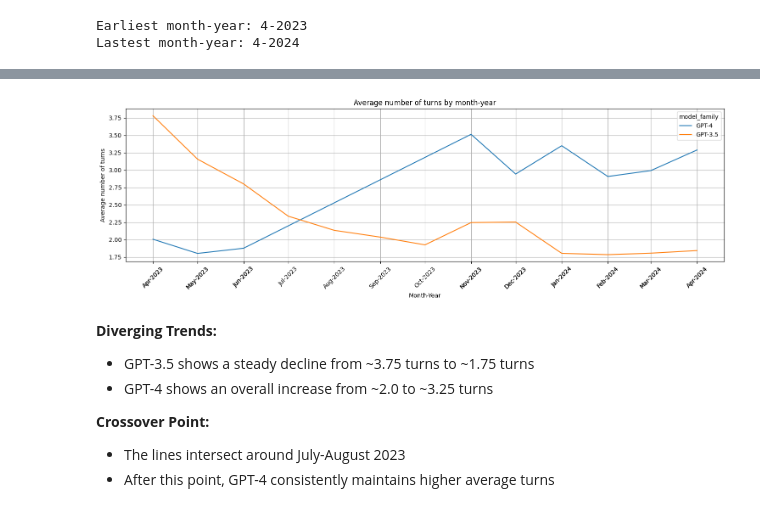
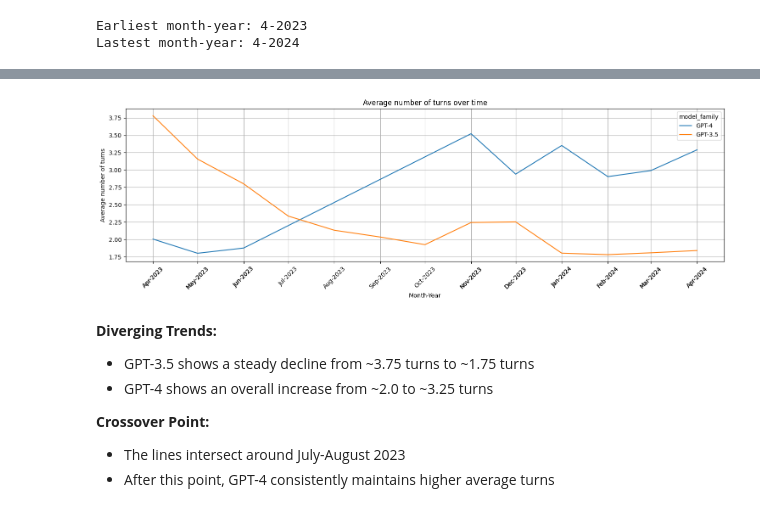
Before and after one commit to nlgkhoi/mbd-project-ut, a Jupyter notebook: khoi/notebook.ipynb, the cells around one changed output, grey strips where cells are left out. Drawn from its saved outputs; the diff is of its cells as text; code cells hidden in the pictures.

```diff
--- a/khoi/notebook.ipynb
+++ b/khoi/notebook.ipynb
@@ -2324,11 +2335,11 @@ only showing top 12 rows
 # %%
-# # Create a new column 'model_family' based on the model name
-# wildchat_df = wildchat_df.withColumn(
-# 	"model_family",
-# 	F.when(F.col("model").like("gpt-3.5%"), "GPT-3.5")
-# 	 .when(F.col("model").like("gpt-4%"), "GPT-4")
-# 	 .otherwise("Other")
-# )
+# Create a new column 'model_family' based on the model name
+wildchat_df = wildchat_df.withColumn(
+	"model_family",
+	F.when(F.col("model").like("gpt-3.5%"), "GPT-3.5")
+	 .when(F.col("model").like("gpt-4%"), "GPT-4")
+	 .otherwise("Other")
+)
 
 # Group by model family and month and year and calculate avg turn
 model_month_year = wildchat_df.groupBy("model_family", F.year("offseted_timestamp").alias("year"), F.month("offseted_timestamp").alias("month")).agg(F.avg("turn").alias("avg_turns")).orderBy("year", "month")
@@ -2345,7 +2356,7 @@ plt.figure(figsize=(15, 5))
 sns.lineplot(data=model_month_year_pd, x="month_year_timestamp", y="avg_turns", hue="model_family")
 plt.xlabel("Month-Year")
 plt.ylabel("Average number of turns")
-plt.title("Average number of turns by month-year")
+plt.title("Average number of turns over time")
 # Set xticks label for each month-year
 plt.xticks(model_month_year_pd["month_year_timestamp"], model_month_year_pd["month_year_timestamp"].dt.strftime('%b-%Y'), rotation=45)
 plt.grid(True)
@@ -2370,6 +2381,6 @@ plt.show()
 +------------+----+-----+------------------+--------------------+
 only showing top 12 rows
-[figure, old version]
+[figure, new version]
 # %% [markdown]
 **Diverging Trends:**
 
```
Also changed, not shown: parts of 22 cells of this notebook, 22 other files.
